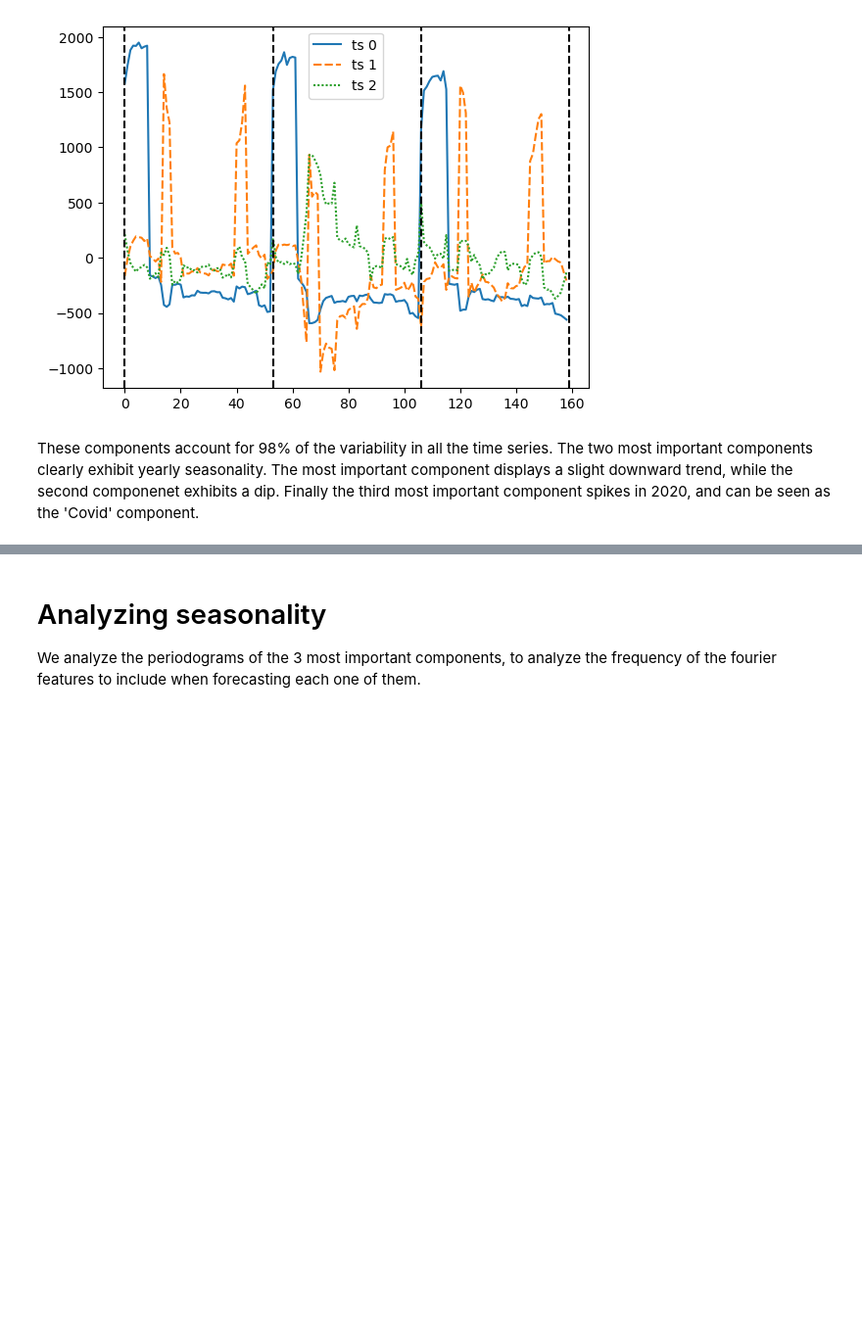
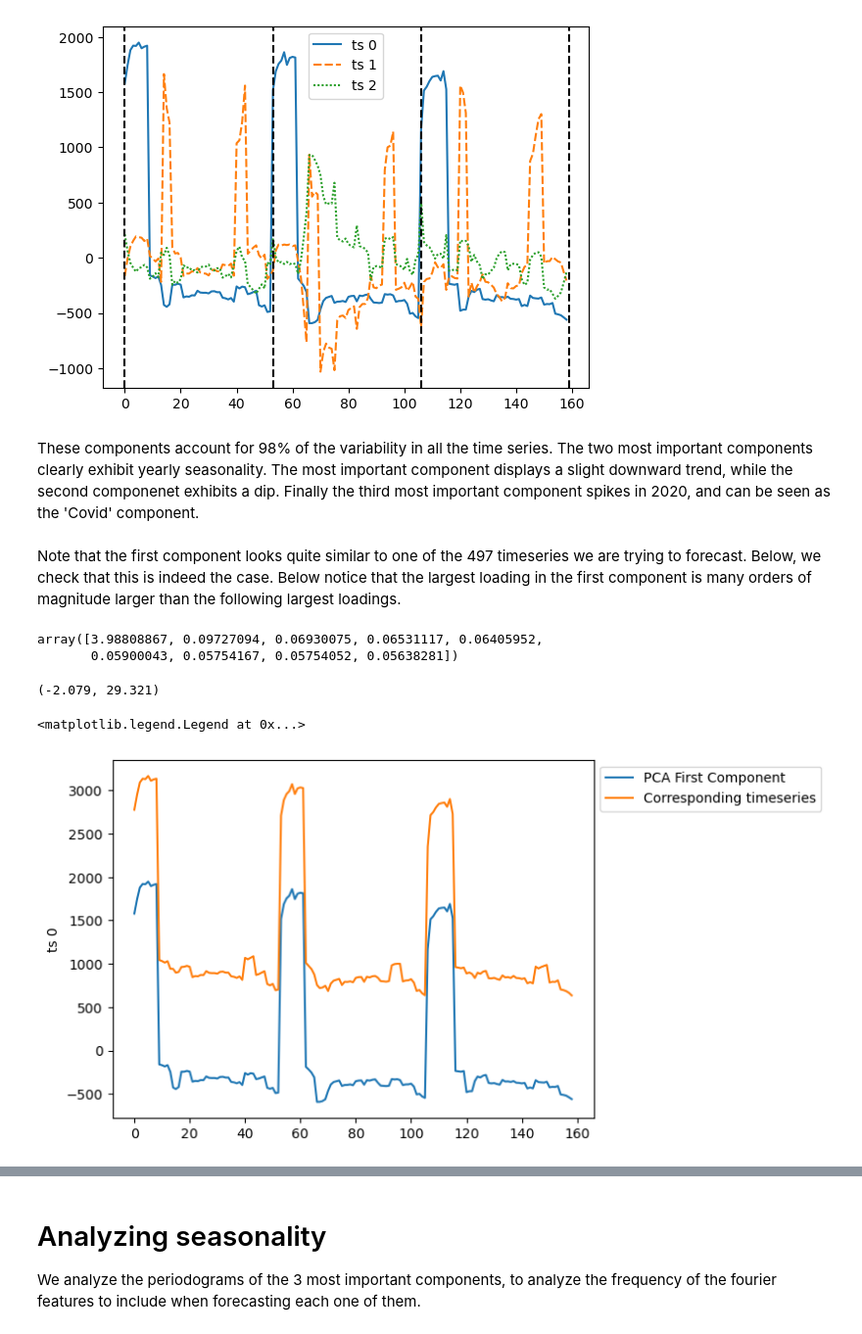
Before and after one commit to Ani-Sako/pss3e20-predicting-c02-emissions, a Jupyter notebook: modelling-co2-emissions.ipynb, the cells around one changed output, grey strips where cells are left out. Shown at 98% size. Saved outputs shown, nothing was run; the diff lists cells and outputs as text; code cells hidden in the pictures; blank space fills up the shorter version.

```diff
--- a/modelling-co2-emissions.ipynb
+++ b/modelling-co2-emissions.ipynb
@@ -102,3 +104,22 @@ ax.axvline(x=159, color = 'k', linestyle = '--')
 [figure]
 # %% [markdown]
 These components account for 98% of the variability in all the time series. The two most important components clearly exhibit yearly seasonality. The most important component displays a slight downward trend, while the second componenet exhibits a dip. Finally the third most important component spikes in 2020, and can be seen as the 'Covid' component.
+# %% [markdown]
+Note that the first component looks quite similar to one of the 497 timeseries we are trying to forecast. Below, we check that this is indeed the case. Below notice that the largest loading in the first component is many orders of magnitude larger than the following largest loadings.
+# %%
+np.sort(pca.components_[0]/np.sum(pca.components_[0]))[:-10j:-1]
+# %% [output]
+array([3.98808867, 0.09727094, 0.06930075, 0.06531117, 0.06405952,
+       0.05900043, 0.05754167, 0.05754052, 0.05638281])
+# %%
+ts1_maxloading_loc = test.columns[np.where(pca.components_ == np.max(pca.components_[0]))[1][0]]
+ts1_maxloading_loc
+# %% [output]
+(-2.079, 29.321)
+# %%
+sns.lineplot(dfpca['ts 0'], label = 'PCA First Component')
+sns.lineplot(x = range(test.shape[0]), y = test[ts1_maxloading_loc], label = 'Corresponding timeseries')
+plt.legend(bbox_to_anchor=(1,1))
+# %% [output]
+<matplotlib.legend.Legend at 0x...>
+[figure, added]
```
Also changed, not shown: parts of 19 cells of this notebook.
